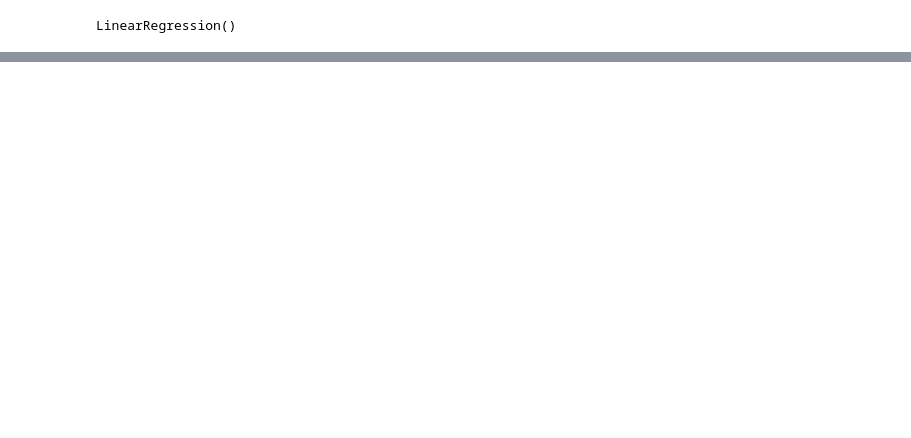
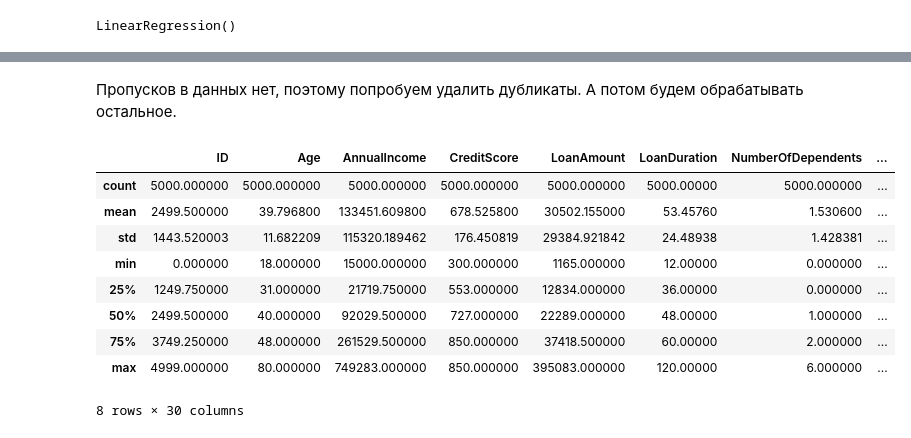
Before and after one commit to TPShipilova/ML_5sem, a Jupyter notebook: 2/2lab_1contest.ipynb, the cells around one changed output, grey strips where cells are left out. Saved outputs shown, nothing was run; the diff lists cells and outputs as text; code cells hidden in the pictures; blank space fills up the shorter version.

```diff
--- a/2/2lab_1contest.ipynb
+++ b/2/2lab_1contest.ipynb
@@ -208,26 +365,0 @@ df_test.head(10)
-# %%
-df_test = df_test.dropna()
-df_test = df_test.drop_duplicates()
-
-# Категориальные признаки
-cat_cols = ['MaritalStatus', 'HomeOwnershipStatus', 'LoanPurpose', 'EmploymentStatus', 'EducationLevel']
-for col in cat_cols:
-    df_test[col] = df_test[col].fillna(df_test[col].mode().iloc[0])
-
-# Числовые признаки
-num_cols = [col for col in df_test.columns if col not in ['ApplicationDate'] + cat_cols]
-imputer = KNNImputer(n_neighbors=5)
-df_test[num_cols] = imputer.fit_transform(df_test[num_cols])
-
-encoder = OneHotEncoder()
-df_encoded = pd.DataFrame(encoder.fit_transform(df_test[cat_cols]).toarray(), columns=encoder.get_feature_names_out())
-df_test = pd.concat([df_test, df_encoded], axis=1)
-df_test = df_test.drop(cat_cols, axis=1)
-
-scaler = StandardScaler()
-df_test[num_cols] = scaler.fit_transform(df_test[num_cols])
-
-df_test = df_test.drop('ApplicationDate', axis=1)
-df_test = df_test.drop('ID', axis=1)
-
-test_data = df_test
@@ -233,0 +386,16 @@ test_data = df_test
+# %% [markdown]
+Пропусков в данных нет, поэтому попробуем удалить дубликаты. А потом будем обрабатывать остальное.
+# %%
+df_test = df_test.drop_duplicates()
+df_test.describe()
+# %% [output]
+|  | ID | Age | AnnualIncome | CreditScore | LoanAmount | LoanDuration | NumberOfDependents | ... |
+| count | 5000.000000 | 5000.000000 | 5000.000000 | 5000.000000 | 5000.000000 | 5000.00000 | 5000.000000 | ... |
+| mean | 2499.500000 | 39.796800 | 133451.609800 | 678.525800 | 30502.155000 | 53.45760 | 1.530600 | ... |
+| std | 1443.520003 | 11.682209 | 115320.189462 | 176.450819 | 29384.921842 | 24.48938 | 1.428381 | ... |
+| min | 0.000000 | 18.000000 | 15000.000000 | 300.000000 | 1165.000000 | 12.00000 | 0.000000 | ... |
+| 25% | 1249.750000 | 31.000000 | 21719.750000 | 553.000000 | 12834.000000 | 36.00000 | 0.000000 | ... |
+| 50% | 2499.500000 | 40.000000 | 92029.500000 | 727.000000 | 22289.000000 | 48.00000 | 1.000000 | ... |
+| 75% | 3749.250000 | 48.000000 | 261529.500000 | 850.000000 | 37418.500000 | 60.00000 | 2.000000 | ... |
+| max | 4999.000000 | 80.000000 | 749283.000000 | 850.000000 | 395083.000000 | 120.00000 | 6.000000 | ... |
+8 rows × 30 columns
```
Also changed, not shown: parts of 49 cells of this notebook.
